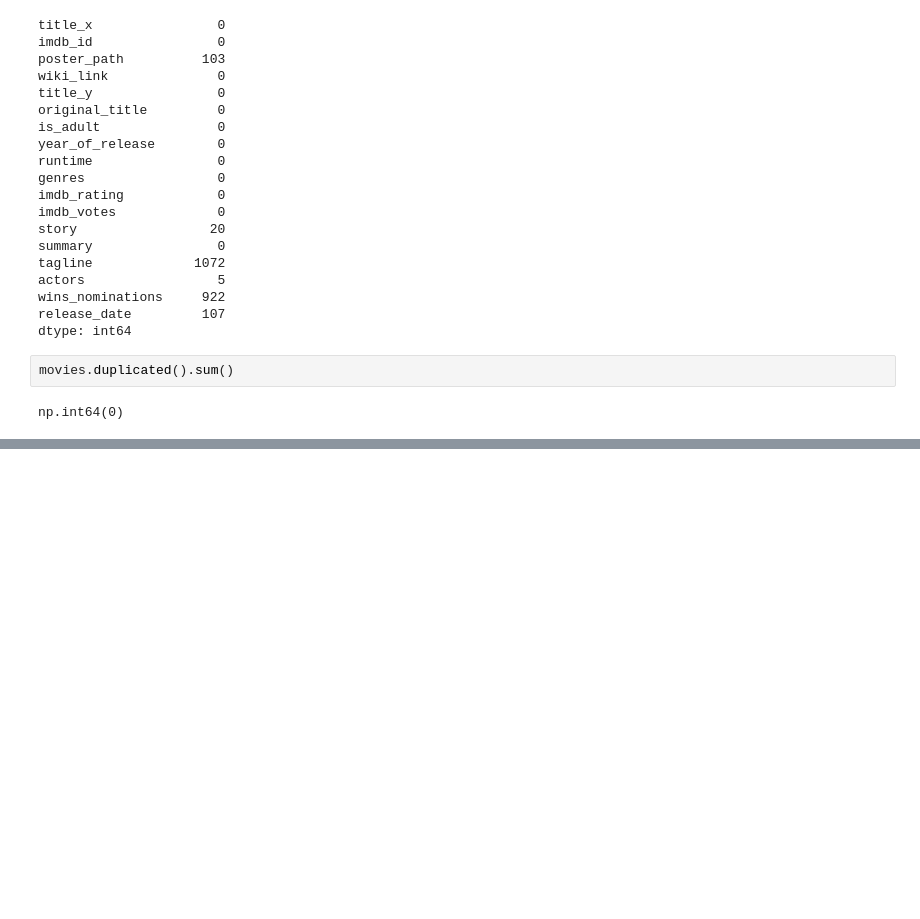
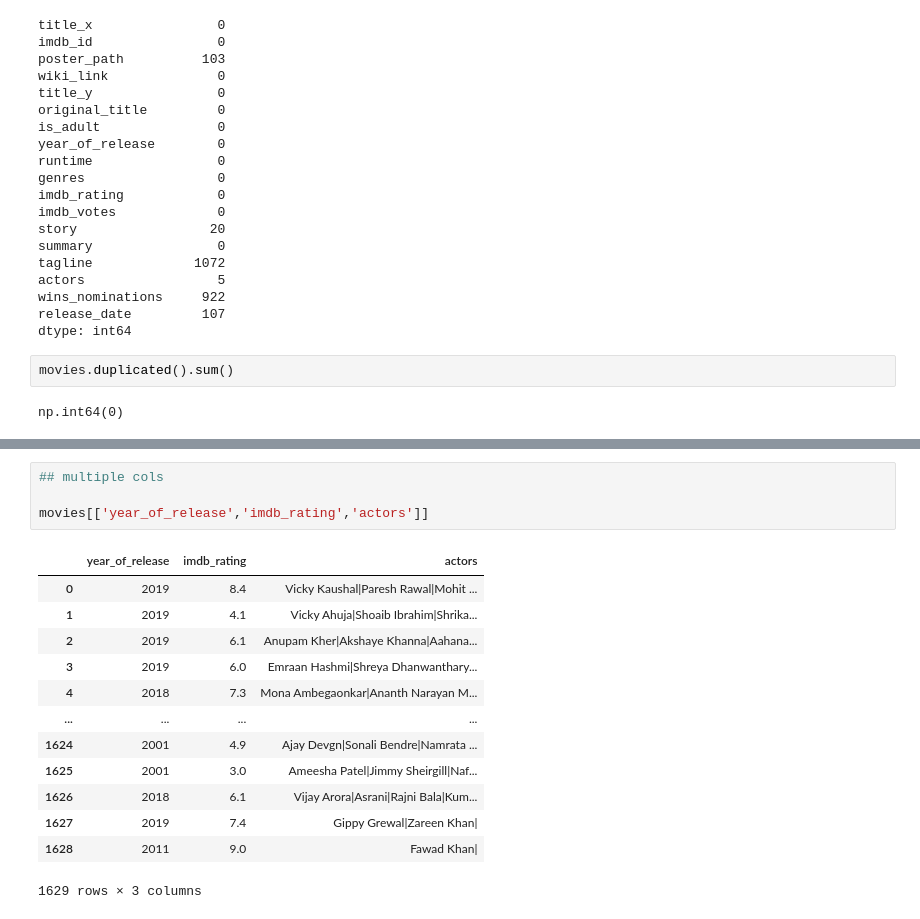
Before and after one commit to rajjadav007/Ai_learning-, a Jupyter notebook: Pandas_Dataframe/dataframe.ipynb, the cells around one changed output, grey strips where cells are left out. Saved outputs shown, nothing was run; the diff lists cells and outputs as text; blank space fills up the shorter version.

```diff
--- a/Pandas_Dataframe/dataframe.ipynb
+++ b/Pandas_Dataframe/dataframe.ipynb
@@ -261,0 +302,18 @@ np.int64(0)
+# %%
+## multiple cols
+
+movies[['year_of_release','imdb_rating','actors']]
+# %% [output]
+|  | year_of_release | imdb_rating | actors |
+| 0 | 2019 | 8.4 | Vicky Kaushal|Paresh Rawal|Mohit ... |
+| 1 | 2019 | 4.1 | Vicky Ahuja|Shoaib Ibrahim|Shrika... |
+| 2 | 2019 | 6.1 | Anupam Kher|Akshaye Khanna|Aahana... |
+| 3 | 2019 | 6.0 | Emraan Hashmi|Shreya Dhanwanthary... |
+| 4 | 2018 | 7.3 | Mona Ambegaonkar|Ananth Narayan M... |
+| ... | ... | ... | ... |
+| 1624 | 2001 | 4.9 | Ajay Devgn|Sonali Bendre|Namrata ... |
+| 1625 | 2001 | 3.0 | Ameesha Patel|Jimmy Sheirgill|Naf... |
+| 1626 | 2018 | 6.1 | Vijay Arora|Asrani|Rajni Bala|Kum... |
+| 1627 | 2019 | 7.4 | Gippy Grewal|Zareen Khan| |
+| 1628 | 2011 | 9.0 | Fawad Khan| |
+1629 rows × 3 columns
```
Also changed, not shown: parts of 33 cells of this notebook.
